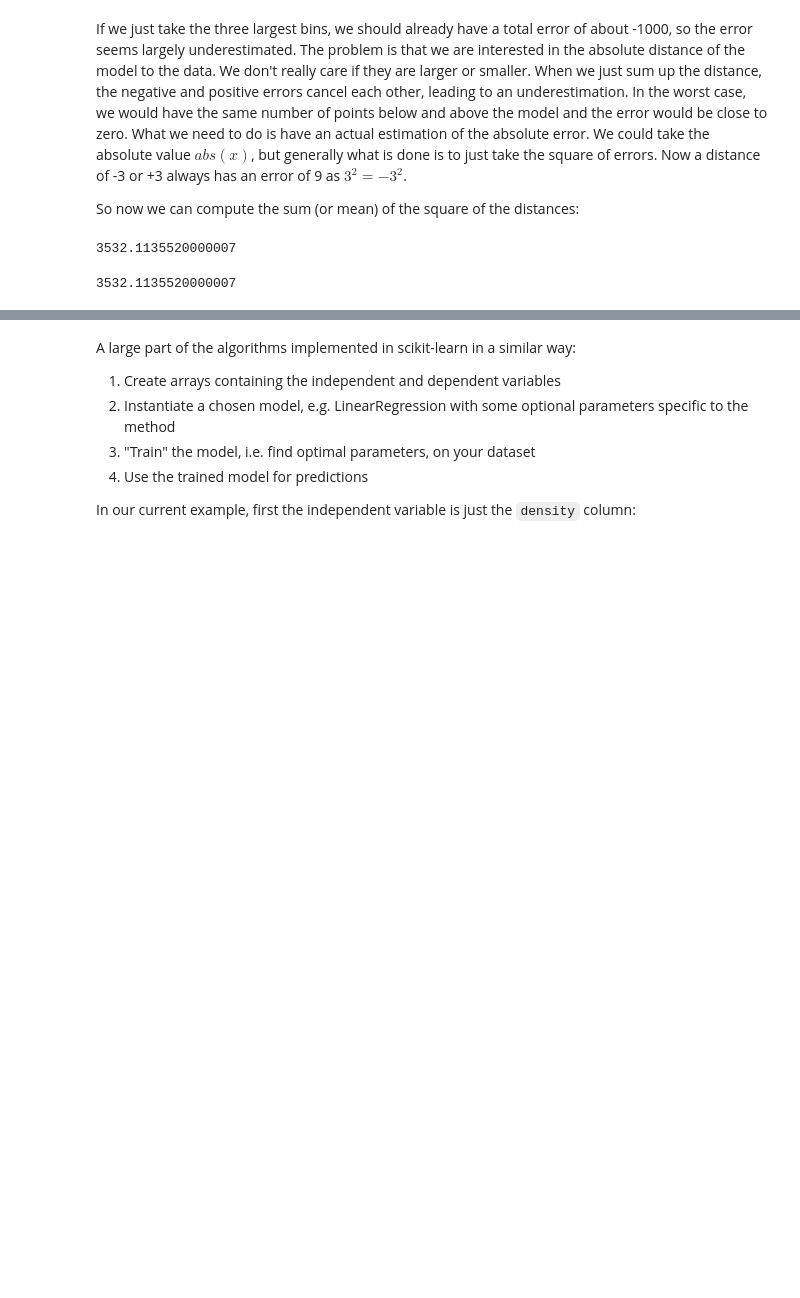
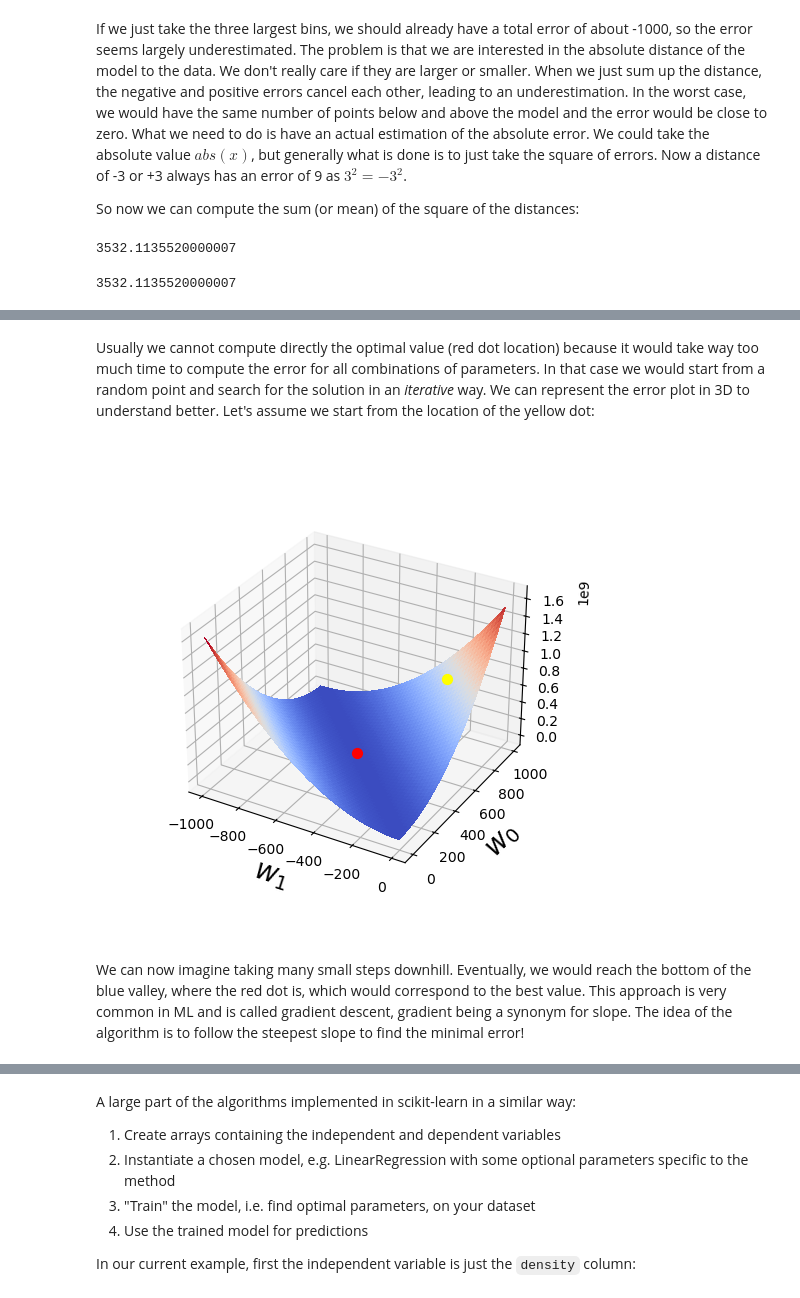
Before and after one commit to guiwitz/EHML, a Jupyter notebook: 08-Linear_regression.ipynb, the cells around one changed output, grey strips where cells are left out. Cells and saved outputs as stored; diff of their text form; code cells hidden in the pictures; blank space fills up the shorter version.

```diff
--- a/08-Linear_regression.ipynb
+++ b/08-Linear_regression.ipynb
@@ -248,0 +190,25 @@ In reality, we don't have to perform all these steps ourselves, we can use algor
+# %% [markdown]
+Usually we cannot compute directly the optimal value (red dot location) because it would take way too much time to compute the error for all combinations of parameters. In that case we would start from a random point and search for the solution in an *iterative* way. We can represent the error plot in 3D to understand better. Let's assume we start from the location of the yellow dot:
+# %%
+fig = plt.figure(figsize=(5,5))
+
+X = grid_0.copy()
+Y = grid_1.copy()
+Z = total_error.copy()
+
+ax = fig.add_subplot(1, 1, 1, projection='3d',computed_zorder=False)
+
+# Plot the surface.
+surf = ax.plot_surface(X, Y, Z, cmap=cm.coolwarm,
+                       linewidth=0, antialiased=False)#, vmax=5)
+
+ax.scatter([grid_0[180, 150]],[grid_1[180, 150]], [total_error[180, 150]], c='yellow', s=50)
+ax.scatter([grid_0[min_loc[0],min_loc[1]]],[grid_1[min_loc[0],min_loc[1]]], [total_error[min_loc[0],min_loc[1]]], c='red', s=50)
+
+grid_1[min_loc[0],min_loc[1]]
+ax.set_xlabel('$w_1$', fontdict={'fontsize':20})
+ax.set_ylabel('$w_0$', fontdict={'fontsize':20});
+# %% [output]
+[figure, added]
+# %% [markdown]
+We can now imagine taking many small steps downhill. Eventually, we would reach the bottom of the blue valley, where the red dot is, which would correspond to the best value. This approach is very common in ML and is called gradient descent, gradient being a synonym for slope. The idea of the algorithm is to follow the steepest slope to find the minimal error!
```
Also changed, not shown: parts of 129 cells of this notebook, 1 other file.
